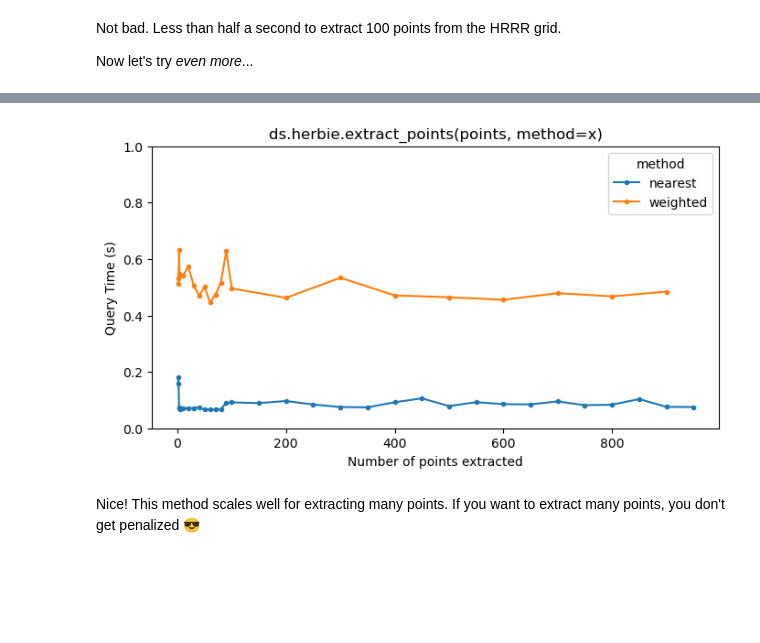
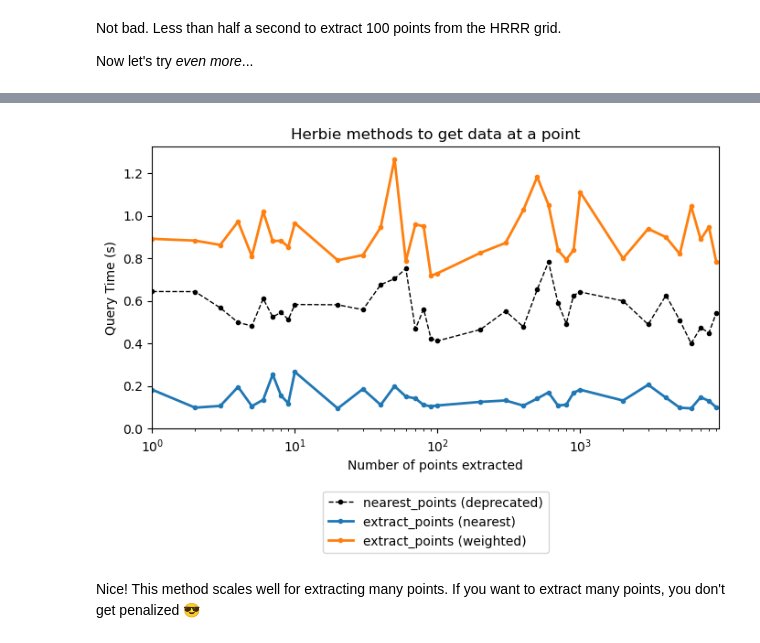
Before and after one commit to blaylockbk/Herbie, a Jupyter notebook: docs/user_guide/_bonus_notebooks/extract_points.ipynb, the cells around one changed output, grey strips where cells are left out. Drawn from its saved outputs; the diff is of its cells as text; code cells hidden in the pictures; blank space fills up the shorter version.

```diff
--- a/docs/user_guide/_bonus_notebooks/extract_points.ipynb
+++ b/docs/user_guide/_bonus_notebooks/extract_points.ipynb
@@ -353,41 +445,78 @@ Not bad. Less than half a second to extract 100 points from the HRRR grid.
 
 Now let's try _even more_...
 # %%
-# Timers for method='nearest'
+import warnings
 
-times = []
-samples = []
+n_samples = (
+    [1, 2, 3, 4, 5, 6, 7, 8, 9]
+    + list(range(10, 100, 10))
+    + list(range(100, 1000, 100))
+    + list(range(1000, 10000, 1000))
+)
 
-for s in (
-    [1, 2, 3, 4, 5] + list(range(10, 100, 10)) + list(range(100, 1000, 50))
-    # + list(range(1000, 10000, 1000))
-):
-    samples.append(s)
-    timer = pd.Timestamp("now")
-    y1 = ds.herbie.extract_points(points_self, method="nearest")
-    times.append((pd.Timestamp("now") - timer).total_seconds())
+with warnings.catch_warnings():
+    warnings.simplefilter("ignore")
 
-# Timers for method='weighted'
-times_w = []
-samples_w = []
+    # Timers for nearest_points (deprecated)
+    times_np = []
+    samples_np = []
 
-for s in (
-    [1, 2, 3, 4, 5] + list(range(10, 100, 10)) + list(range(100, 1000, 100))
-    # + list(range(100, 1000, 50))
-    # + list(range(1000, 10000, 1000))
-):
-    samples_w.append(s)
-    timer = pd.Timestamp("now")
-    y1 = ds.herbie.extract_points(points_self, method="weighted")
-    times_w.append((pd.Timestamp("now") - timer).total_seconds())
+    # Timers for extract_points method='nearest'
+    times_ep = []
+    samples_ep = []
+
+    # Timers for extract_points method='weighted'
+    times_w = []
+    samples_w = []
+
+    for s in n_samples:
+        samples_np.append(s)
+        timer = pd.Timestamp("now")
+        y1 = ds.herbie.nearest_points(points_self)
+        times_np.append((pd.Timestamp("now") - timer).total_seconds())
+
+        samples_ep.append(s)
+        timer = pd.Timestamp("now")
+        y1 = ds.herbie.extract_points(points_self, method="nearest")
+        times_ep.append((pd.Timestamp("now") - timer).total_seconds())
+
+        samples_w.append(s)
+        timer = pd.Timestamp("now")
+        y1 = ds.herbie.extract_points(points_self, method="weighted")
+        times_w.append((pd.Timestamp("now") - timer).total_seconds())
 
 
 plt.figure(figsize=[8, 4])
-plt.plot(samples, times, marker=".", label="nearest")
-plt.plot(samples_w, times_w, marker=".", label="weighted")
-plt.title("ds.herbie.extract_points(points, method=x)")
+plt.plot(
+    samples_np,
+    times_np,
+    marker=".",
+    lw=1,
+    color="k",
+    ls="--",
+    label="nearest_points (deprecated)",
+)
+plt.plot(
+    samples_ep,
+    times_ep,
+    marker=".",
+    lw=2,
+    color="tab:blue",
+    label="extract_points (nearest)",
+)
+plt.plot(
+    samples_w,
+    times_w,
+    marker=".",
+    lw=2,
+    color="tab:orange",
+    label="extract_points (weighted)",
+)
+plt.title("Herbie methods to get data at a point")
 plt.xlabel("Number of points extracted")
 plt.ylabel("Query Time (s)")
-plt.ylim(ymin=0, ymax=1)
-plt.legend(title="method")
+plt.ylim(ymin=0)
+plt.xlim(xmin=1)
+plt.legend(loc="upper center", bbox_to_anchor=[0.5, -0.2])
+plt.gca().set_xscale("log")
 # %% [output]
@@ -395,3 +523,3 @@ plt.legend(title="method")
-[figure, old version]
+[figure, new version]
 # %% [markdown]
 Nice! This method scales well for extracting many points. If you want to extract many points, you don't get penalized 😎
```
Also changed, not shown: parts of 15 cells of this notebook, 8 other files.
